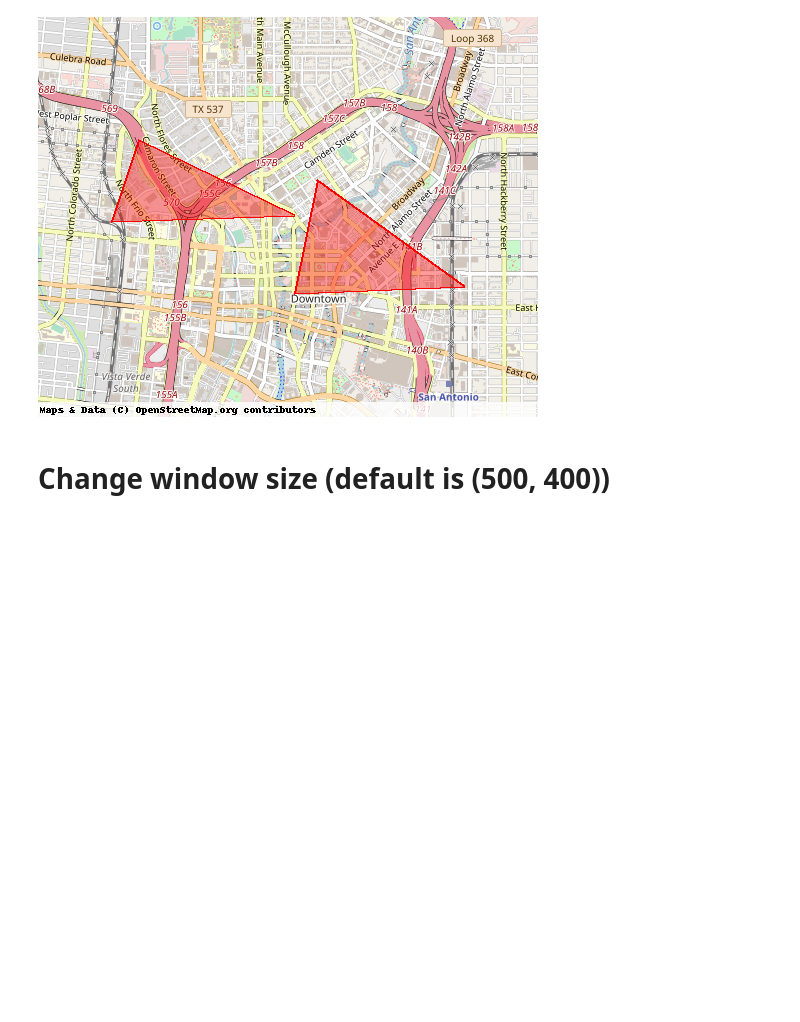
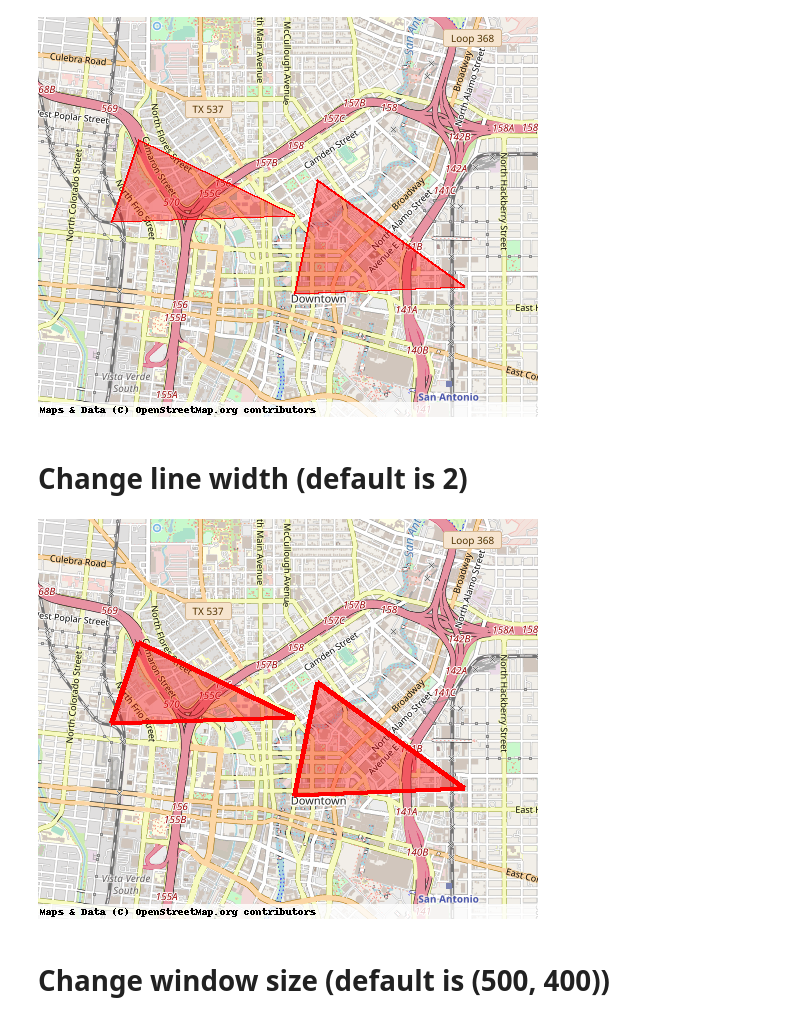
Before and after one commit to eddiethedean/landfall, a Jupyter notebook: examples/plot_polygons_function.ipynb, the cells around one changed output. Saved outputs shown, nothing was run; the diff lists cells and outputs as text; code cells hidden in the pictures; blank space fills up the shorter version.

Commit message:
add plot_polygons examples

```diff
--- a/examples/plot_polygons_function.ipynb
+++ b/examples/plot_polygons_function.ipynb
@@ -55,6 +55,12 @@ flipped_polygons = [f1, f2]
 plot_polygons(flipped_polygons, flip_coords=True)
 # %% [output]
 [figure]
+# %% [markdown]
+# Change line width (default is 2)
+# %%
+plot_polygons(polygons, width=5)
+# %% [output]
+[figure, added]
 # %% [markdown]
 # Change window size (default is (500, 400))
 # %%
```
Also changed, not shown: parts of 5 cells of this notebook.
